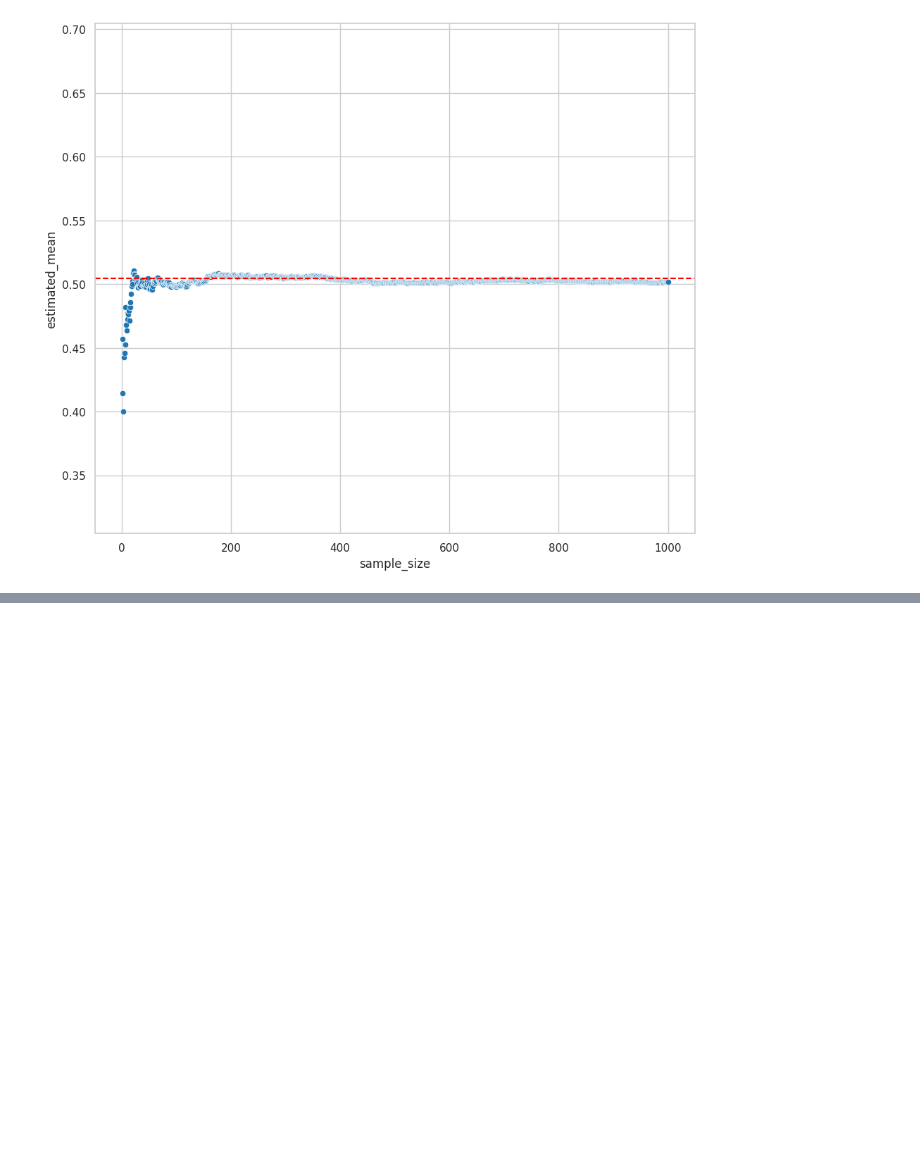
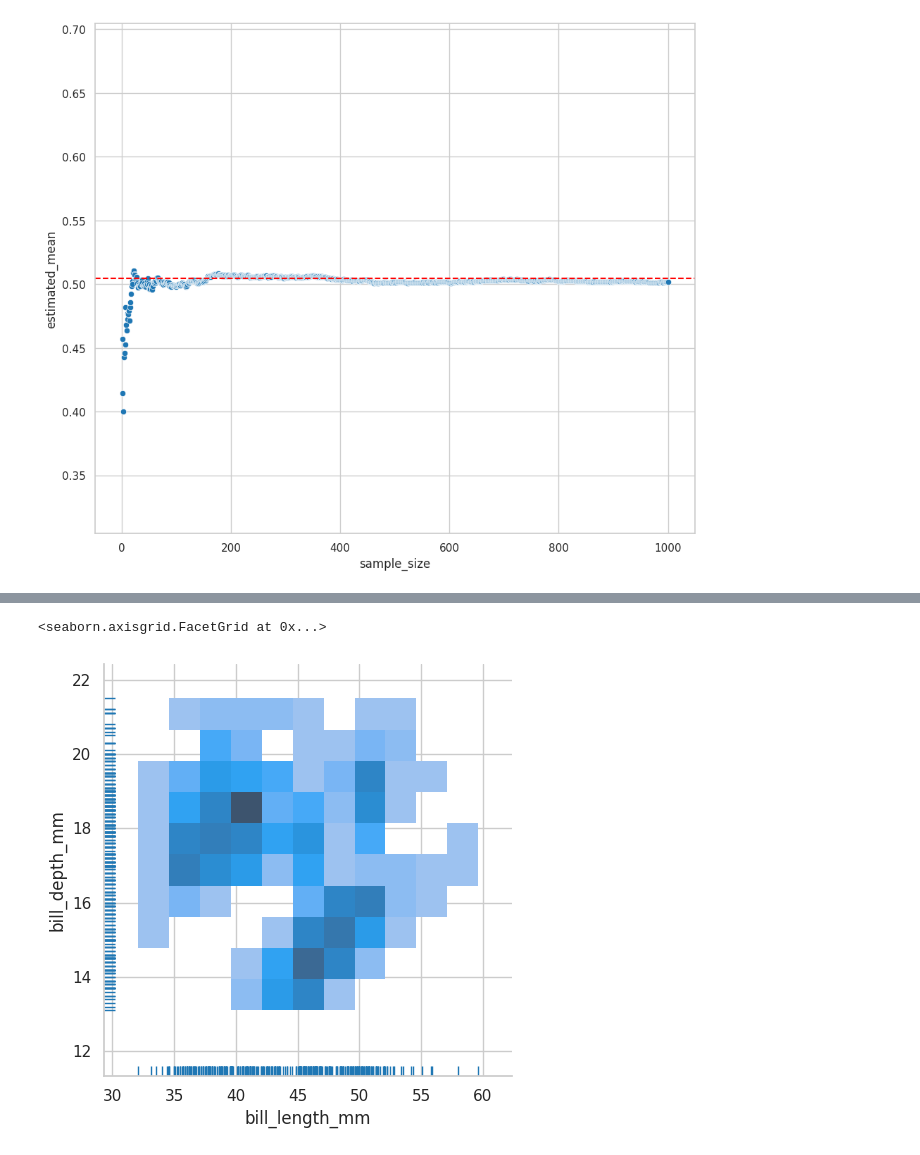
Before and after one commit to gabguagon/Py-EDA-penguins, a Jupyter notebook: penguins.ipynb, the cells around one changed output, grey strips where cells are left out. Cells and saved outputs as stored; diff of their text form; code cells hidden in the pictures; blank space fills up the shorter version.

```diff
--- a/penguins.ipynb
+++ b/penguins.ipynb
@@ -1052,0 +1066,10 @@ plt.ylim([sex_numeric.mean() - 0.20, sex_numeric.mean() + 0.20])
+# %%
+sns.displot(
+    data=processed_df,
+    x='bill_length_mm',
+    y='bill_depth_mm',
+    rug=True
+)
+# %% [output]
+<seaborn.axisgrid.FacetGrid at 0x...>
+[figure, added]
```
Also changed, not shown: parts of 4 cells of this notebook.
